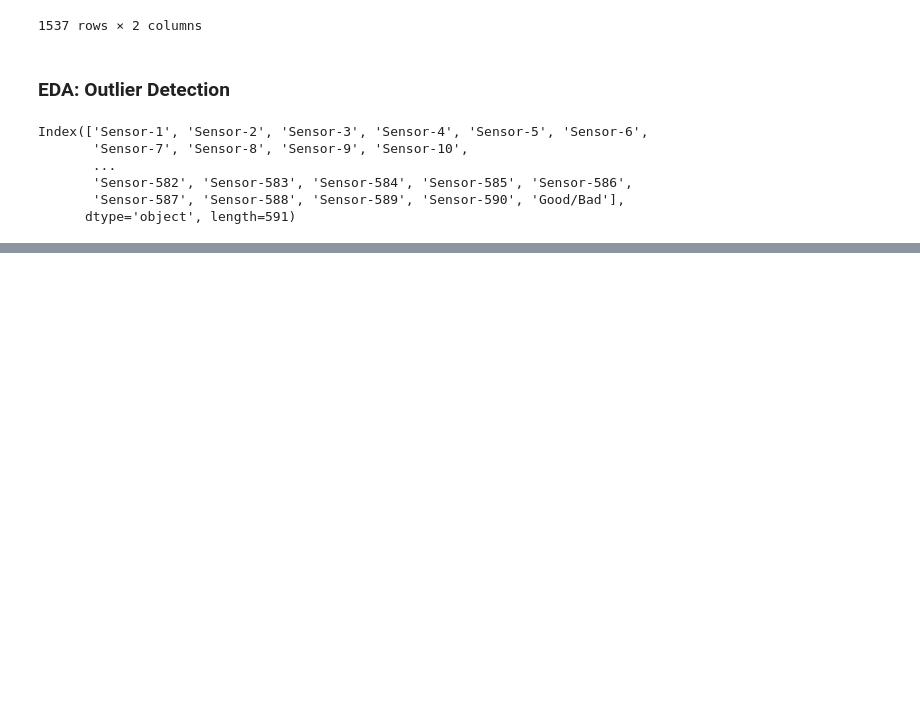
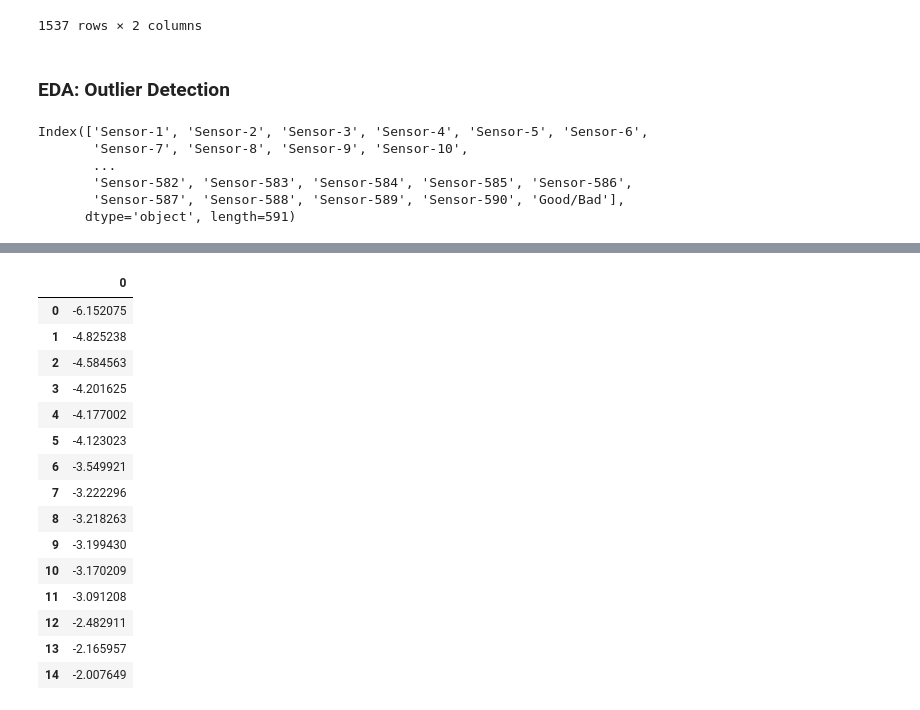
Before and after one commit to ayhanoruc/predictive-wafer-maintenance, a Jupyter notebook: notebook/EDA.ipynb, the cells around one changed output, grey strips where cells are left out. Cells and saved outputs as stored; diff of their text form; code cells hidden in the pictures; blank space fills up the shorter version.

```diff
--- a/notebook/EDA.ipynb
+++ b/notebook/EDA.ipynb
@@ -326,0 +394,19 @@ for col in df_merged.columns[1:4]:
+# %%
+scores[scores[0]<-2] # then we need to access the indices of these data points
+# %% [output]
+|  | 0 |
+| 0 | -6.152075 |
+| 1 | -4.825238 |
+| 2 | -4.584563 |
+| 3 | -4.201625 |
+| 4 | -4.177002 |
+| 5 | -4.123023 |
+| 6 | -3.549921 |
+| 7 | -3.222296 |
+| 8 | -3.218263 |
+| 9 | -3.199430 |
+| 10 | -3.170209 |
+| 11 | -3.091208 |
+| 12 | -2.482911 |
+| 13 | -2.165957 |
+| 14 | -2.007649 |
```
Also changed, not shown: parts of 45 cells of this notebook.
